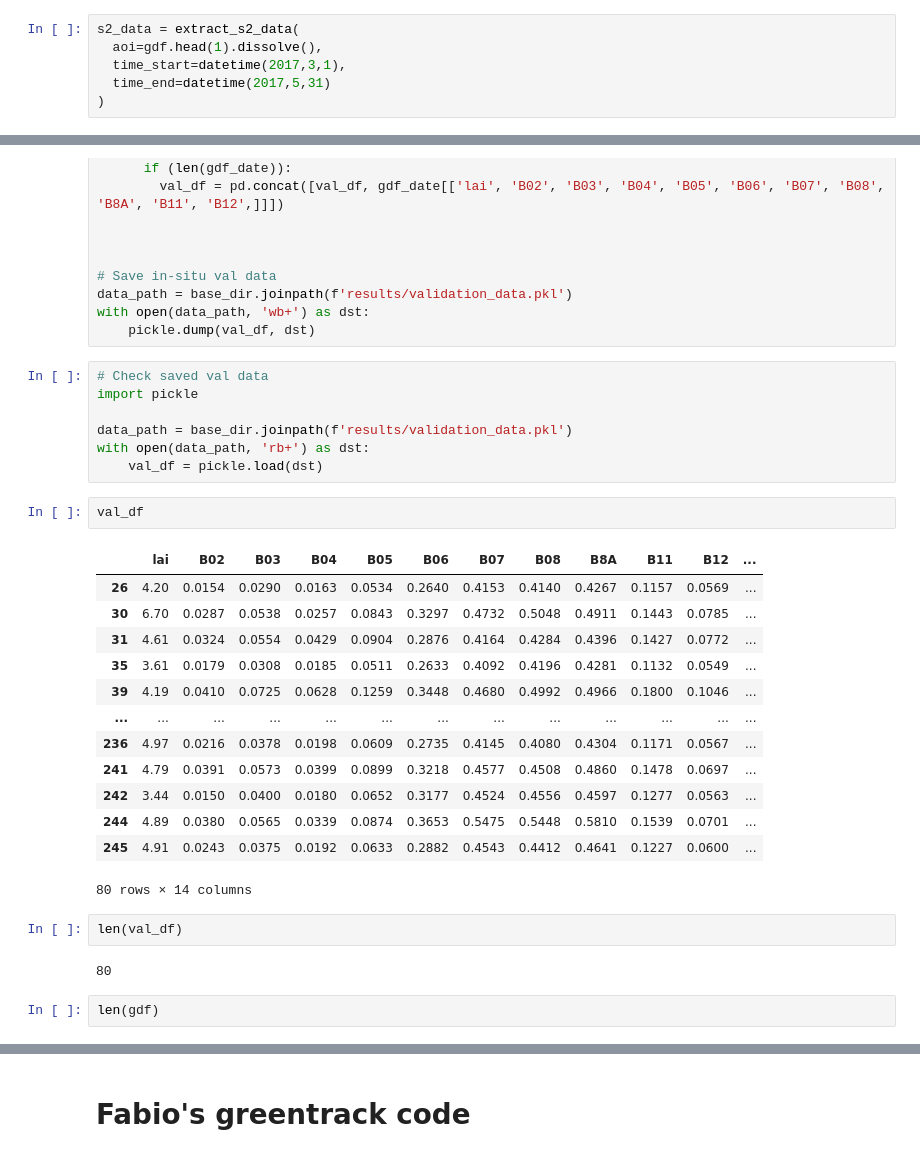
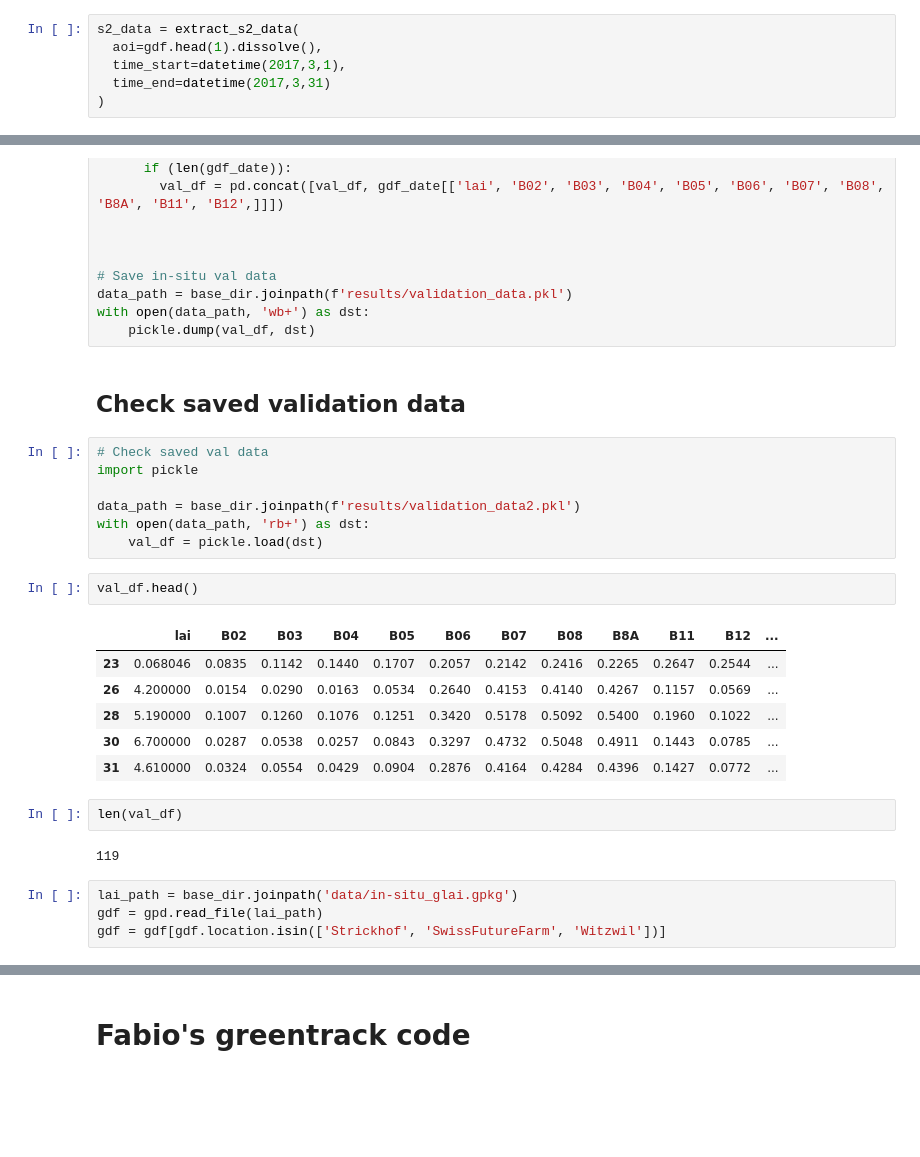
Before and after one commit to EOA-team/RTMinv_ML, a Jupyter notebook: notebooks/val_data.ipynb, the cells around one changed output, grey strips where cells are left out. Saved outputs shown, nothing was run; the diff lists cells and outputs as text; blank space fills up the shorter version.

Commit message:
Download val data with more flexiilty

```diff
--- a/notebooks/val_data.ipynb
+++ b/notebooks/val_data.ipynb
@@ -203,6 +203,6 @@ plt.show()
 s2_data = extract_s2_data(
   aoi=gdf.head(1).dissolve(),
   time_start=datetime(2017,3,1),
-  time_end=datetime(2017,5,31)
+  time_end=datetime(2017,3,31)
 )
 # %% [output]
@@ -359,32 +357,29 @@ for d in gdf['date']:
 data_path = base_dir.joinpath(f'results/validation_data.pkl')
 with open(data_path, 'wb+') as dst:
     pickle.dump(val_df, dst)
+# %% [markdown]
+## Check saved validation data
 # %%
 # Check saved val data
 import pickle
 
-data_path = base_dir.joinpath(f'results/validation_data.pkl')
+data_path = base_dir.joinpath(f'results/validation_data2.pkl')
 with open(data_path, 'rb+') as dst:
     val_df = pickle.load(dst)
 # %%
-val_df
+val_df.head()
 # %% [output]
 |  | lai | B02 | B03 | B04 | B05 | B06 | B07 | B08 | B8A | B11 | B12 | ... |
-| 26 | 4.20 | 0.0154 | 0.0290 | 0.0163 | 0.0534 | 0.2640 | 0.4153 | 0.4140 | 0.4267 | 0.1157 | 0.0569 | ... |
-| 30 | 6.70 | 0.0287 | 0.0538 | 0.0257 | 0.0843 | 0.3297 | 0.4732 | 0.5048 | 0.4911 | 0.1443 | 0.0785 | ... |
-| 31 | 4.61 | 0.0324 | 0.0554 | 0.0429 | 0.0904 | 0.2876 | 0.4164 | 0.4284 | 0.4396 | 0.1427 | 0.0772 | ... |
-| 35 | 3.61 | 0.0179 | 0.0308 | 0.0185 | 0.0511 | 0.2633 | 0.4092 | 0.4196 | 0.4281 | 0.1132 | 0.0549 | ... |
-| 39 | 4.19 | 0.0410 | 0.0725 | 0.0628 | 0.1259 | 0.3448 | 0.4680 | 0.4992 | 0.4966 | 0.1800 | 0.1046 | ... |
-| ... | ... | ... | ... | ... | ... | ... | ... | ... | ... | ... | ... | ... |
-| 236 | 4.97 | 0.0216 | 0.0378 | 0.0198 | 0.0609 | 0.2735 | 0.4145 | 0.4080 | 0.4304 | 0.1171 | 0.0567 | ... |
-| 241 | 4.79 | 0.0391 | 0.0573 | 0.0399 | 0.0899 | 0.3218 | 0.4577 | 0.4508 | 0.4860 | 0.1478 | 0.0697 | ... |
-| 242 | 3.44 | 0.0150 | 0.0400 | 0.0180 | 0.0652 | 0.3177 | 0.4524 | 0.4556 | 0.4597 | 0.1277 | 0.0563 | ... |
-| 244 | 4.89 | 0.0380 | 0.0565 | 0.0339 | 0.0874 | 0.3653 | 0.5475 | 0.5448 | 0.5810 | 0.1539 | 0.0701 | ... |
-| 245 | 4.91 | 0.0243 | 0.0375 | 0.0192 | 0.0633 | 0.2882 | 0.4543 | 0.4412 | 0.4641 | 0.1227 | 0.0600 | ... |
+| 23 | 0.068046 | 0.0835 | 0.1142 | 0.1440 | 0.1707 | 0.2057 | 0.2142 | 0.2416 | 0.2265 | 0.2647 | 0.2544 | ... |
+| 26 | 4.200000 | 0.0154 | 0.0290 | 0.0163 | 0.0534 | 0.2640 | 0.4153 | 0.4140 | 0.4267 | 0.1157 | 0.0569 | ... |
+| 28 | 5.190000 | 0.1007 | 0.1260 | 0.1076 | 0.1251 | 0.3420 | 0.5178 | 0.5092 | 0.5400 | 0.1960 | 0.1022 | ... |
+| 30 | 6.700000 | 0.0287 | 0.0538 | 0.0257 | 0.0843 | 0.3297 | 0.4732 | 0.5048 | 0.4911 | 0.1443 | 0.0785 | ... |
+| 31 | 4.610000 | 0.0324 | 0.0554 | 0.0429 | 0.0904 | 0.2876 | 0.4164 | 0.4284 | 0.4396 | 0.1427 | 0.0772 | ... |
-80 rows × 14 columns
 # %%
 len(val_df)
 # %% [output]
-80
+119
-# %%
-len(gdf)
+# %%
+lai_path = base_dir.joinpath('data/in-situ_glai.gpkg')
+gdf = gpd.read_file(lai_path)
+gdf = gdf[gdf.location.isin(['Strickhof', 'SwissFutureFarm', 'Witzwil'])]
```
Also changed, not shown: parts of 4 cells of this notebook, 1 other file.
